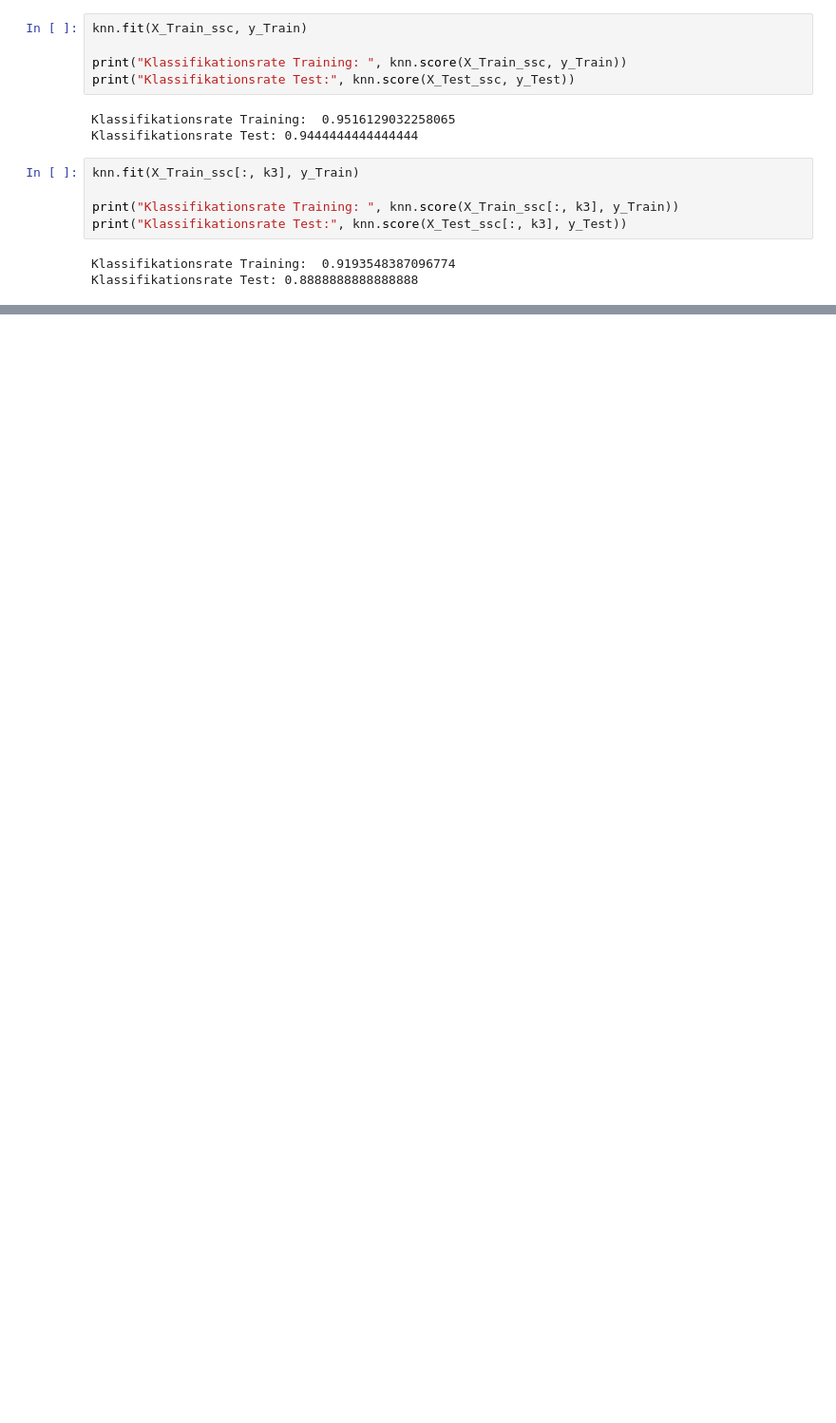
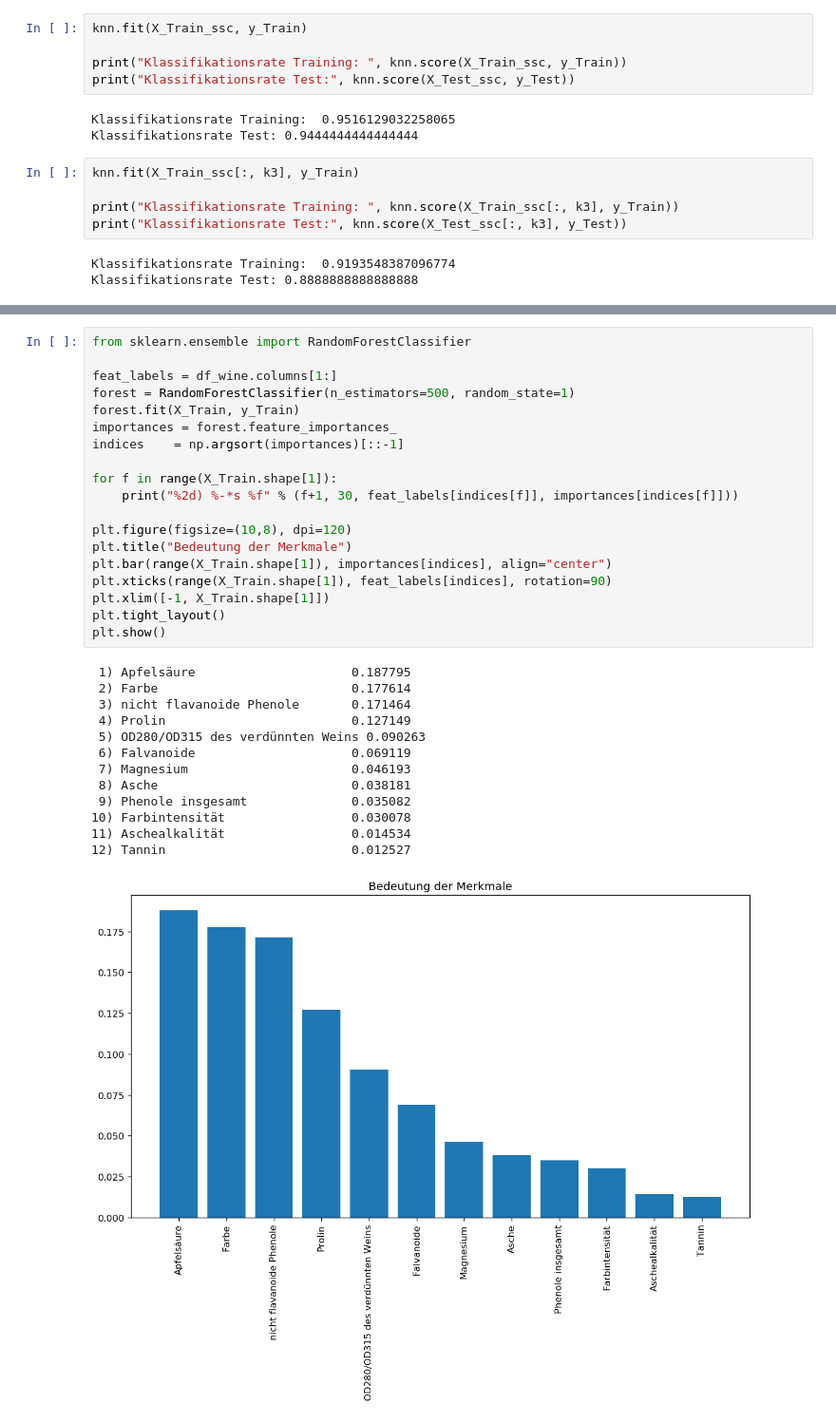
Before and after one commit to asw-analytics/ml_with_python, a Jupyter notebook: Data_Preprocessing/Aufteilung_Trainings_and_Testdata.ipynb, the cells around one changed output, grey strips where cells are left out. Shown at 95% size. Drawn from its saved outputs; the diff is of its cells as text; blank space fills up the shorter version.

```diff
--- a/Data_Preprocessing/Aufteilung_Trainings_and_Testdata.ipynb
+++ b/Data_Preprocessing/Aufteilung_Trainings_and_Testdata.ipynb
@@ -377,0 +379,33 @@ Klassifikationsrate Test: 0.8888888888888888
+# %%
+from sklearn.ensemble import RandomForestClassifier
+
+feat_labels = df_wine.columns[1:]
+forest = RandomForestClassifier(n_estimators=500, random_state=1)
+forest.fit(X_Train, y_Train)
+importances = forest.feature_importances_
+indices    = np.argsort(importances)[::-1]
+
+for f in range(X_Train.shape[1]):
+    print("%2d) %-*s %f" % (f+1, 30, feat_labels[indices[f]], importances[indices[f]]))
+
+plt.figure(figsize=(10,8), dpi=120)
+plt.title("Bedeutung der Merkmale")
+plt.bar(range(X_Train.shape[1]), importances[indices], align="center")
+plt.xticks(range(X_Train.shape[1]), feat_labels[indices], rotation=90)
+plt.xlim([-1, X_Train.shape[1]])
+plt.tight_layout()
+plt.show()
+# %% [output]
+ 1) Apfelsäure                     0.187795
+ 2) Farbe                          0.177614
+ 3) nicht flavanoide Phenole       0.171464
+ 4) Prolin                         0.127149
+ 5) OD280/OD315 des verdünnten Weins 0.090263
+ 6) Falvanoide                     0.069119
+ 7) Magnesium                      0.046193
+ 8) Asche                          0.038181
+ 9) Phenole insgesamt              0.035082
+10) Farbintensität                 0.030078
+11) Aschealkalität                 0.014534
+12) Tannin                         0.012527
+[figure, added]
```
Also changed, not shown: parts of 7 cells of this notebook, 1 other file.
